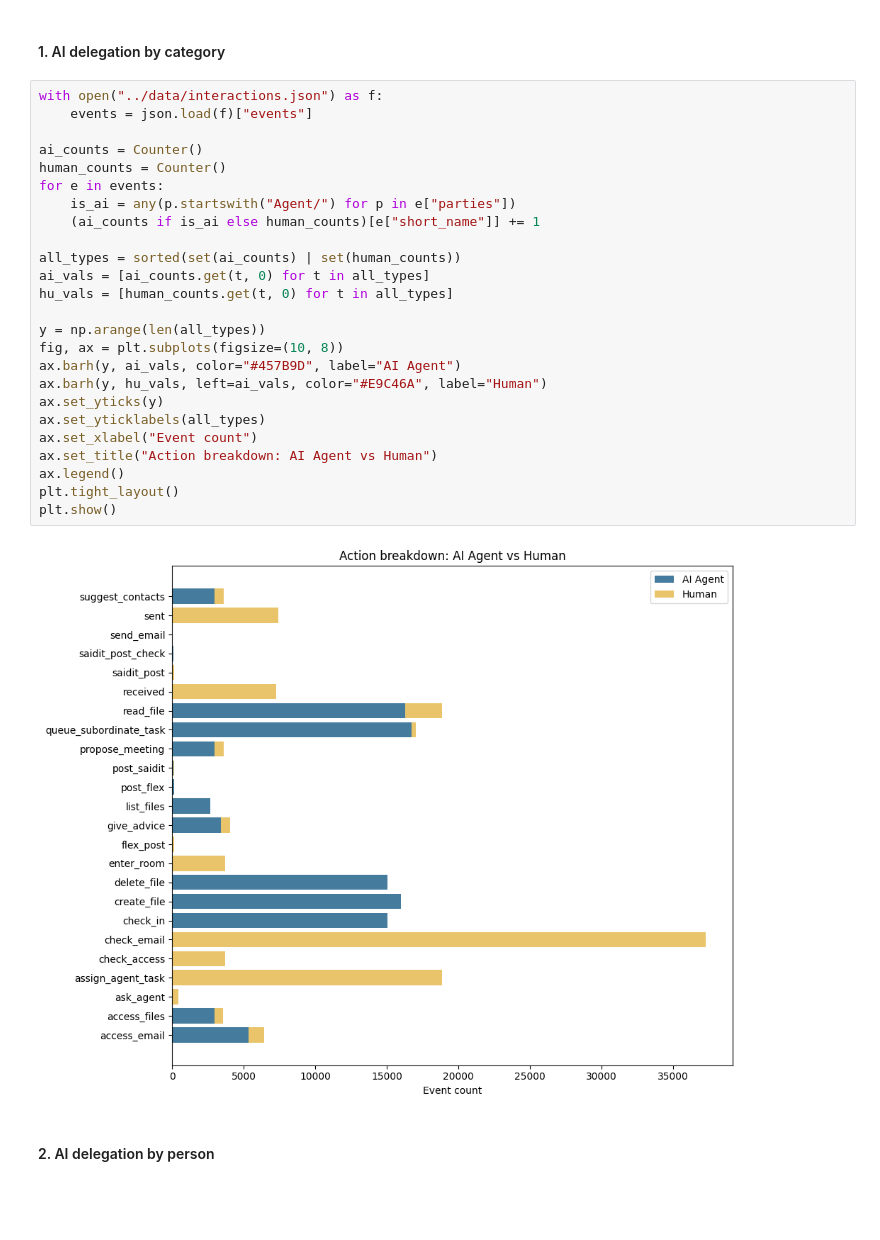
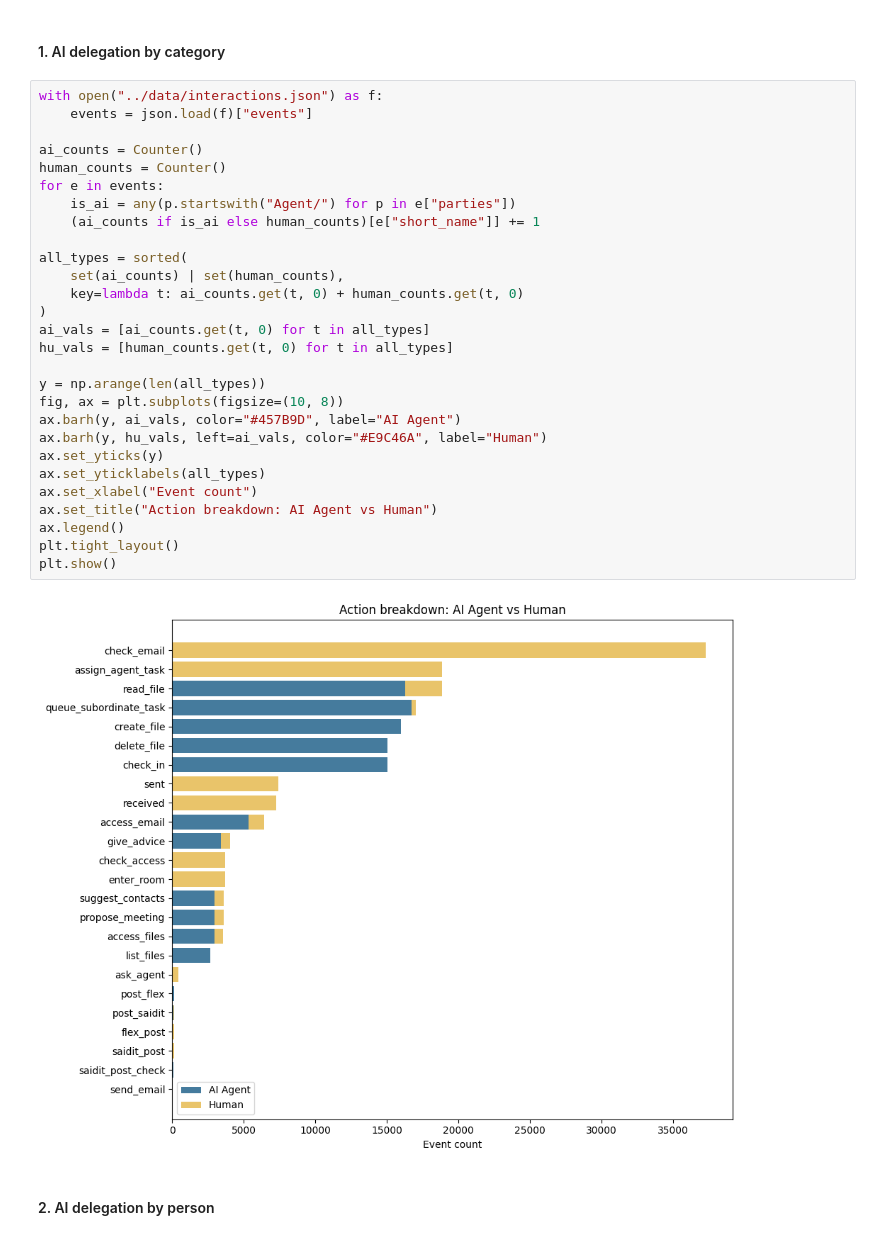
Before and after one commit to paolovasquezg/AI_Forensics, a Jupyter notebook: exploration/eda.ipynb, the cells around one changed output. Drawn from its saved outputs; the diff is of its cells as text; blank space fills up the shorter version.

```diff
--- a/exploration/eda.ipynb
+++ b/exploration/eda.ipynb
@@ -18,30 +36,33 @@ import numpy as np
 # %%
 with open("../data/interactions.json") as f:
     events = json.load(f)["events"]
 
 ai_counts = Counter()
 human_counts = Counter()
 for e in events:
     is_ai = any(p.startswith("Agent/") for p in e["parties"])
     (ai_counts if is_ai else human_counts)[e["short_name"]] += 1
 
-all_types = sorted(set(ai_counts) | set(human_counts))
+all_types = sorted(
+    set(ai_counts) | set(human_counts),
+    key=lambda t: ai_counts.get(t, 0) + human_counts.get(t, 0)
+)
 ai_vals = [ai_counts.get(t, 0) for t in all_types]
 hu_vals = [human_counts.get(t, 0) for t in all_types]
 
 y = np.arange(len(all_types))
 fig, ax = plt.subplots(figsize=(10, 8))
 ax.barh(y, ai_vals, color="#457B9D", label="AI Agent")
 ax.barh(y, hu_vals, left=ai_vals, color="#E9C46A", label="Human")
 ax.set_yticks(y)
 ax.set_yticklabels(all_types)
 ax.set_xlabel("Event count")
 ax.set_title("Action breakdown: AI Agent vs Human")
 ax.legend()
 plt.tight_layout()
 plt.show()
 # %% [output]
-[figure, old version]
+[figure, new version]
 # %% [markdown]
 #### 2. AI delegation by person
 # %%
```
Also changed, not shown: parts of 13 cells of this notebook, 15 other files.
